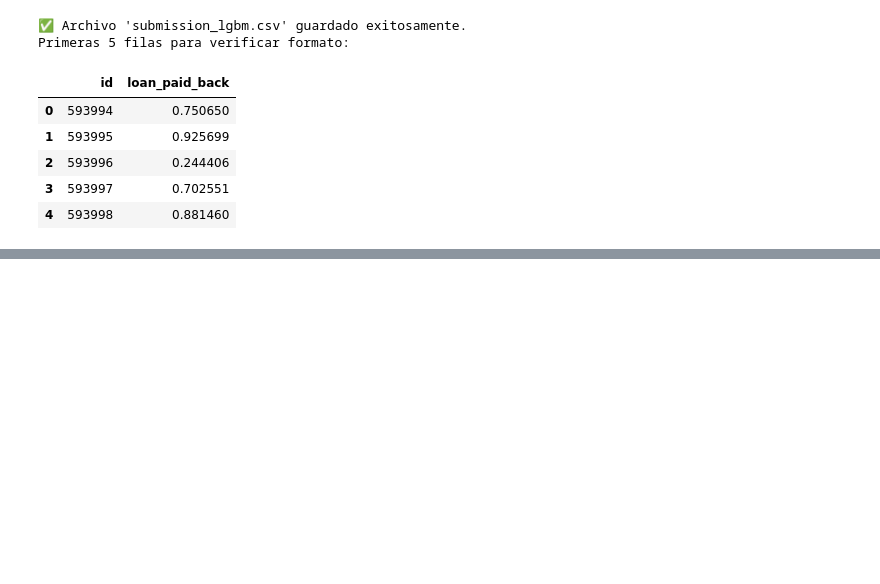
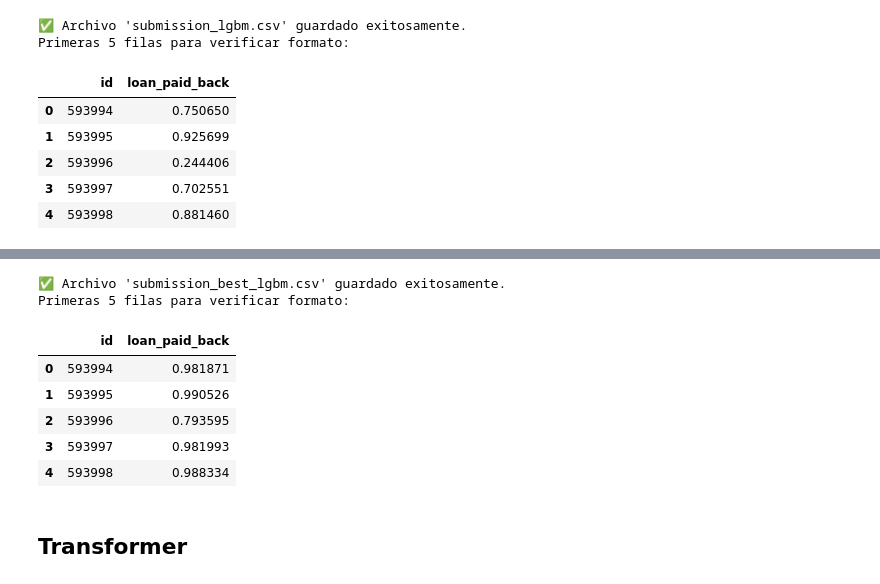
Before and after one commit to JulianSalazarD/kaggle, a Jupyter notebook: final.ipynb, the cells around one changed output, grey strips where cells are left out. Drawn from its saved outputs; the diff is of its cells as text; code cells hidden in the pictures; blank space fills up the shorter version.

```diff
--- a/final.ipynb
+++ b/final.ipynb
@@ -1303,0 +1618,25 @@ y_probs_xgb = xgb_model2.predict_proba(X_test_lgb)[:, 1]
+# %%
+preds = model_lgb.predict_proba(df_test_fe)[:, 1]
+# %%
+submission = pd.DataFrame({
+    'id': df_test_fe.index,
+    'loan_paid_back': preds
+})
+
+nombre_archivo = 'submission_best_lgbm.csv'
+submission.to_csv(nombre_archivo, index=False)
+
+print(f"✅ Archivo '{nombre_archivo}' guardado exitosamente.")
+print("Primeras 5 filas para verificar formato:")
+display(submission.head())
+# %% [output]
+✅ Archivo 'submission_best_lgbm.csv' guardado exitosamente.
+Primeras 5 filas para verificar formato:
+|  | id | loan_paid_back |
+| 0 | 593994 | 0.981871 |
+| 1 | 593995 | 0.990526 |
+| 2 | 593996 | 0.793595 |
+| 3 | 593997 | 0.981993 |
+| 4 | 593998 | 0.988334 |
+# %% [markdown]
+## Transformer
```
Also changed, not shown: parts of 51 cells of this notebook.
